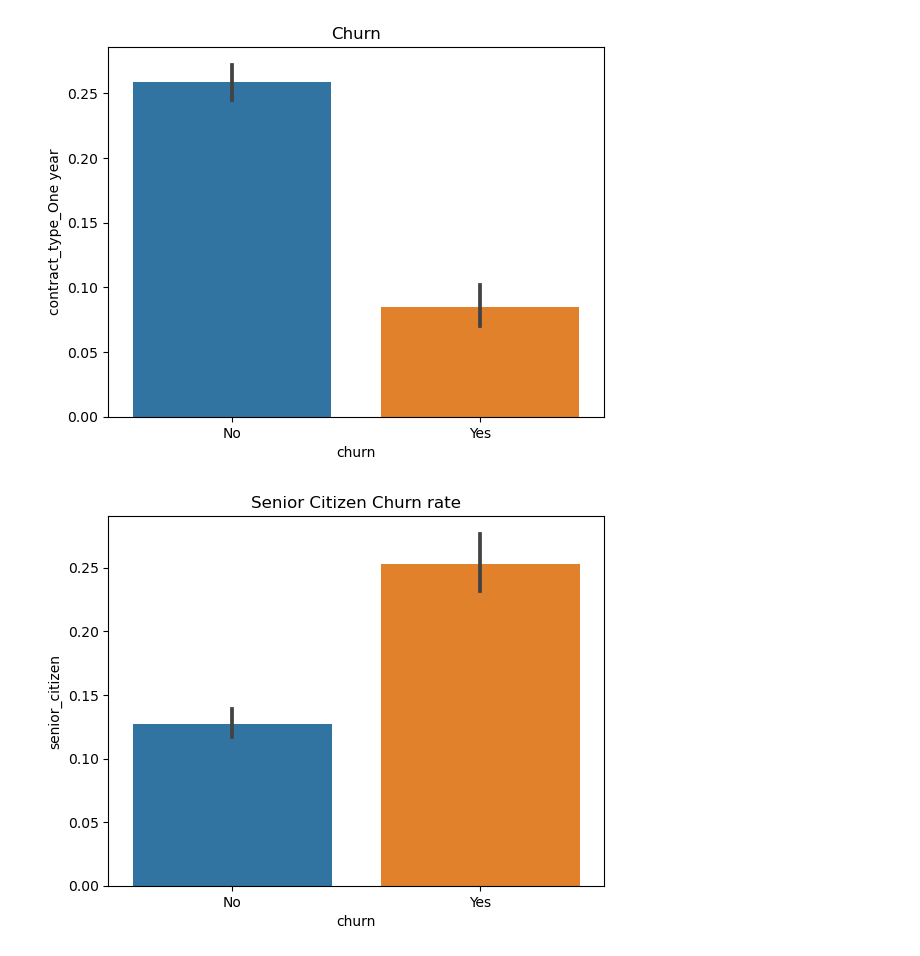
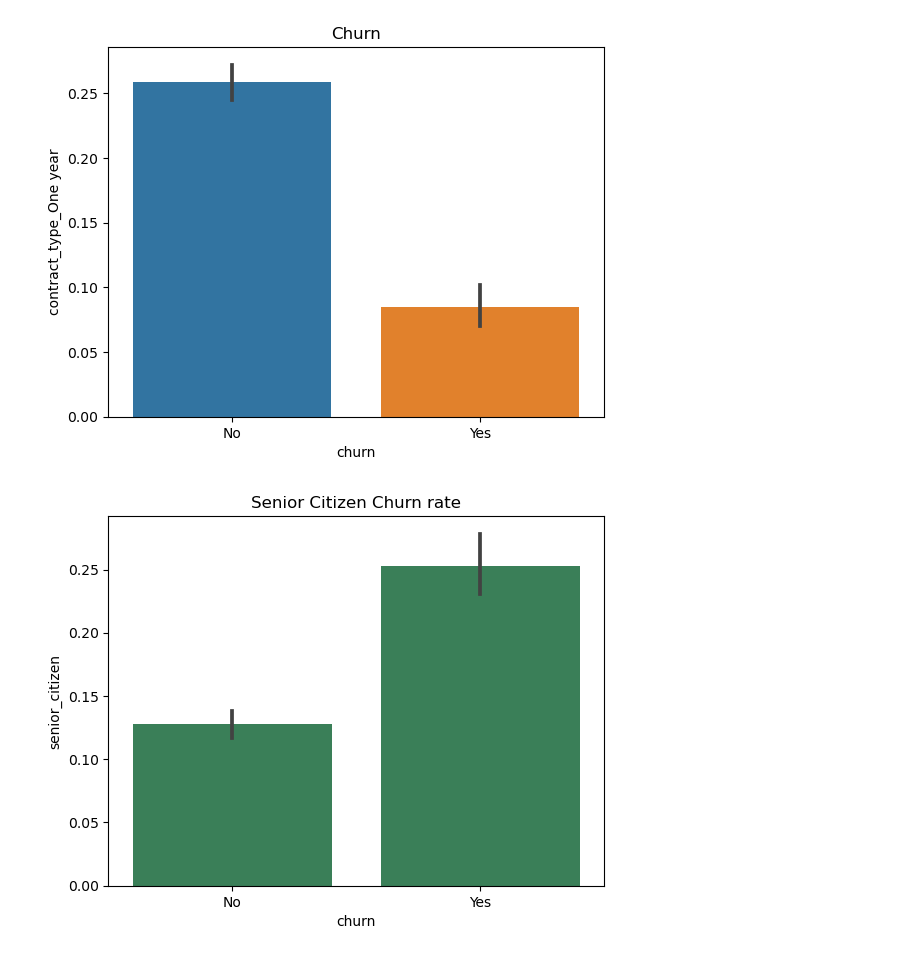
Before and after one commit to nicolas-angarita/classification-exercises, a Jupyter notebook: classification_exercises_p2.ipynb, the cells around one changed output. Cells and saved outputs as stored; diff of their text form; code cells hidden in the pictures.

```diff
--- a/classification_exercises_p2.ipynb
+++ b/classification_exercises_p2.ipynb
@@ -1236,7 +1236,7 @@ plt.show()
 [figure]
 # %%
 plt.title("Senior Citizen Churn rate")
-sns.barplot( x ="churn", y ="senior_citizen", data=train)
+sns.barplot( x ="churn", y ="senior_citizen", data=train, color = 'seagreen')
 plt.show()
 # %% [output]
-[figure, old version]
+[figure, new version]
```
Also changed, not shown: parts of 10 cells of this notebook.
